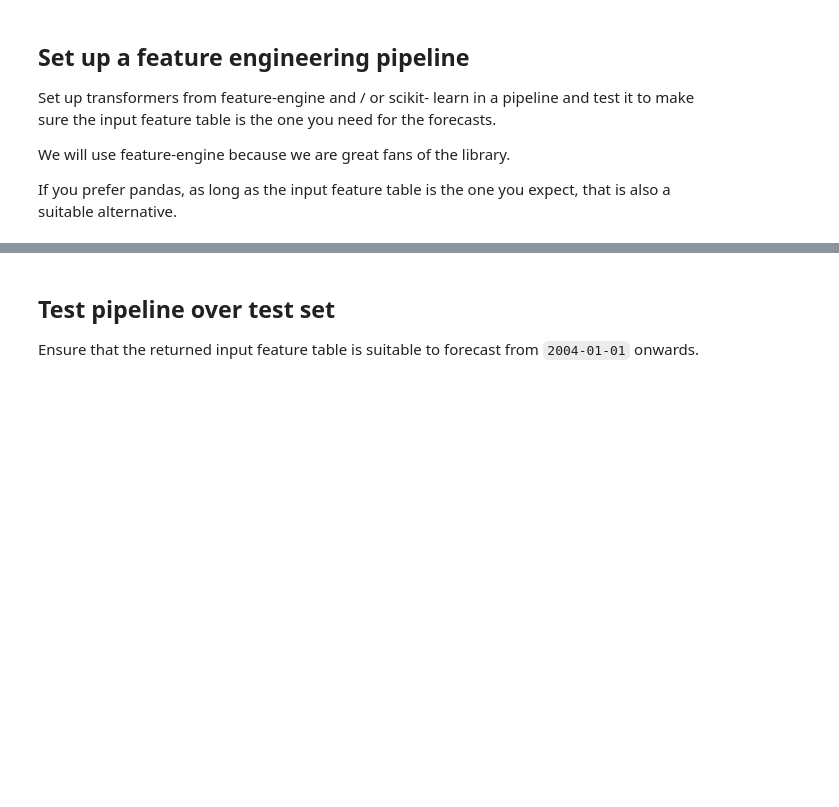
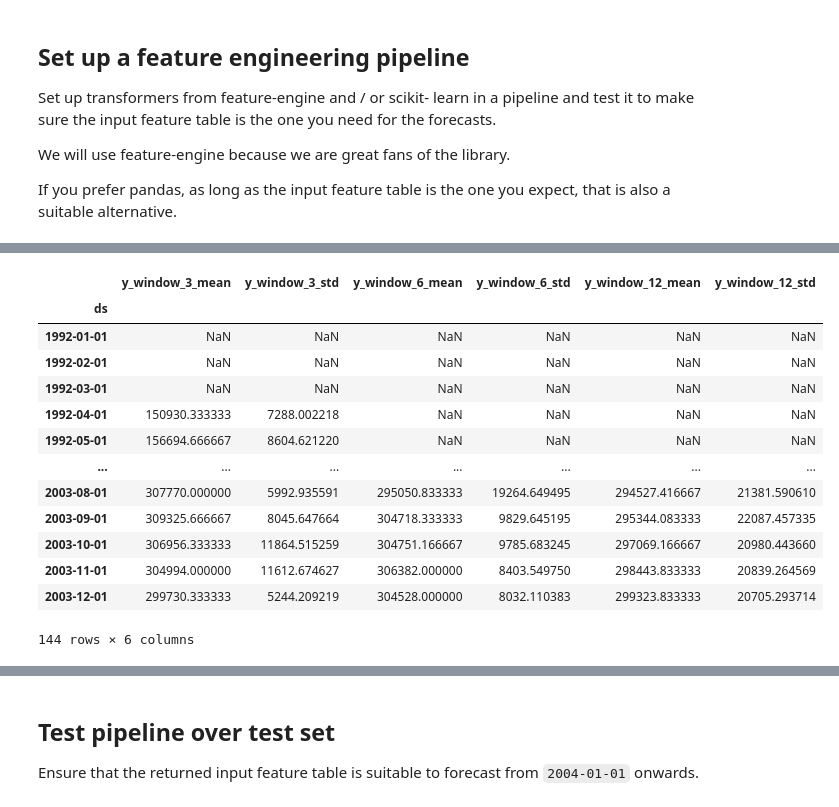
Before and after one commit to nuosv/forecasting-with-machine-learning, a Jupyter notebook: 02-multistep-forecasting/assignment/02-assignment.ipynb, the cells around one changed output, grey strips where cells are left out. Cells and saved outputs as stored; diff of their text form; code cells hidden in the pictures; blank space fills up the shorter version.

```diff
--- a/02-multistep-forecasting/assignment/02-assignment.ipynb
+++ b/02-multistep-forecasting/assignment/02-assignment.ipynb
@@ -92,0 +186,29 @@ If you prefer pandas, as long as the input feature table is the one you expect,
+# %%
+# window features
+
+winf = WindowFeatures(
+    variables=["y"],     # the input variable
+    window=[3, 6, 12],   # window size
+    periods=1,           # move 1 month forward
+    functions=["mean", "std"],
+    missing_values="ignore",
+    drop_original=True,  # drop demand when I dont need it anymore
+)
+
+# test
+winf.fit_transform(X_train)
+# %% [output]
+|  | y_window_3_mean | y_window_3_std | y_window_6_mean | y_window_6_std | y_window_12_mean | y_window_12_std |
+| ds |  |  |  |  |  |  |
+| 1992-01-01 | NaN | NaN | NaN | NaN | NaN | NaN |
+| 1992-02-01 | NaN | NaN | NaN | NaN | NaN | NaN |
+| 1992-03-01 | NaN | NaN | NaN | NaN | NaN | NaN |
+| 1992-04-01 | 150930.333333 | 7288.002218 | NaN | NaN | NaN | NaN |
+| 1992-05-01 | 156694.666667 | 8604.621220 | NaN | NaN | NaN | NaN |
+| ... | ... | ... | ... | ... | ... | ... |
+| 2003-08-01 | 307770.000000 | 5992.935591 | 295050.833333 | 19264.649495 | 294527.416667 | 21381.590610 |
+| 2003-09-01 | 309325.666667 | 8045.647664 | 304718.333333 | 9829.645195 | 295344.083333 | 22087.457335 |
+| 2003-10-01 | 306956.333333 | 11864.515259 | 304751.166667 | 9785.683245 | 297069.166667 | 20980.443660 |
+| 2003-11-01 | 304994.000000 | 11612.674627 | 306382.000000 | 8403.549750 | 298443.833333 | 20839.264569 |
+| 2003-12-01 | 299730.333333 | 5244.209219 | 304528.000000 | 8032.110383 | 299323.833333 | 20705.293714 |
+144 rows × 6 columns
```
Also changed, not shown: parts of 17 cells of this notebook.
